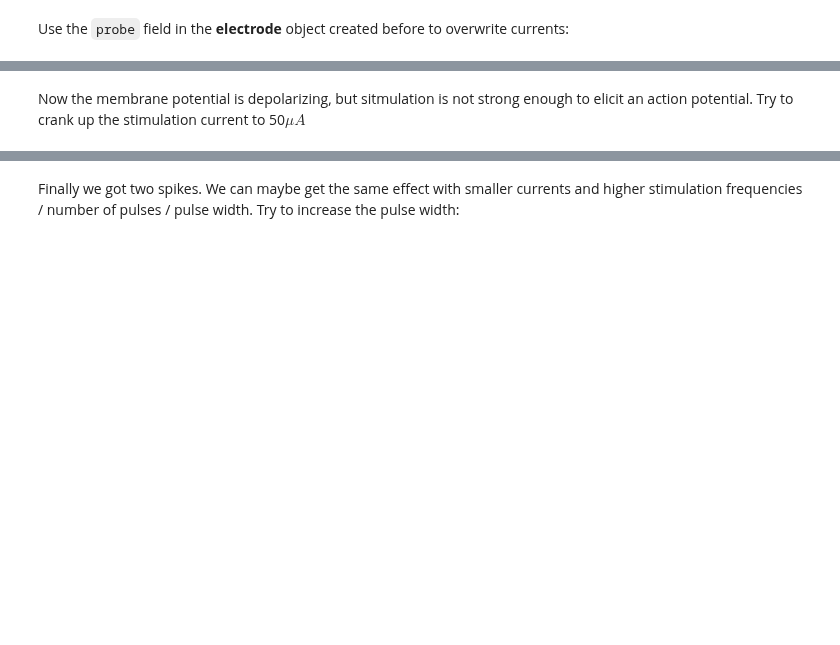
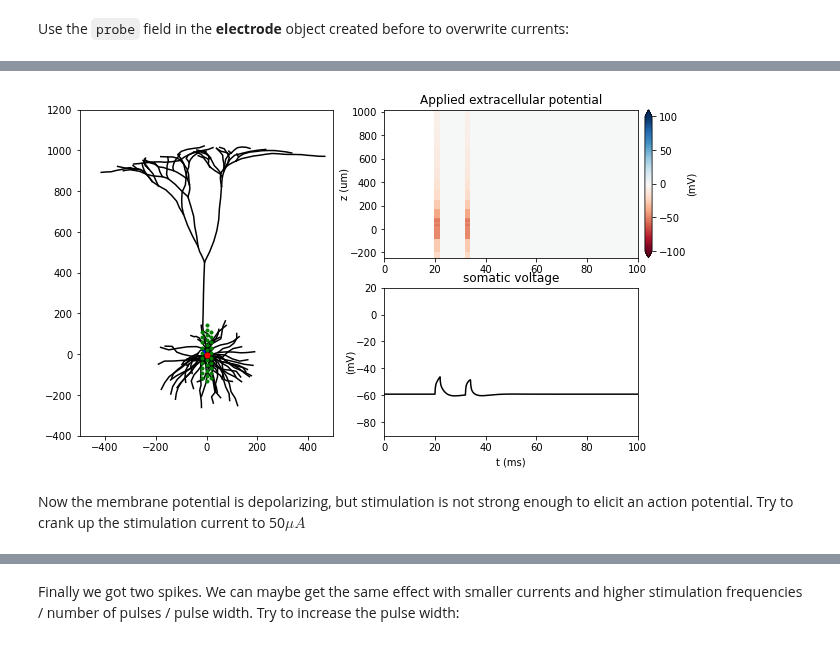
Before and after one commit to LFPy/LFPy, a Jupyter notebook: examples/LFPy-example-10.ipynb, the cells around one changed output, grey strips where cells are left out. Drawn from its saved outputs; the diff is of its cells as text; code cells hidden in the pictures; blank space fills up the shorter version.

```diff
--- a/examples/LFPy-example-10.ipynb
+++ b/examples/LFPy-example-10.ipynb
@@ -143,3 +164,3 @@ cell2.simulate(electrode=electrode, rec_vmem=True)
 # %%
-plot_results(cell2, electrode)
+plot_results(cell, electrode)
 # %% [output]
@@ -148,4 +167,5 @@ plot_results(cell2, electrode)
+[figure, added]
 # %% [markdown]
-Now the membrane potential is depolarizing, but sitmulation is not strong enough to elicit an action potential.
+Now the membrane potential is depolarizing, but stimulation is not strong enough to elicit an action potential.
 Try to crank up the stimulation current to 50$\mu A$
 # %%
```
Also changed, not shown: parts of 19 cells of this notebook.
